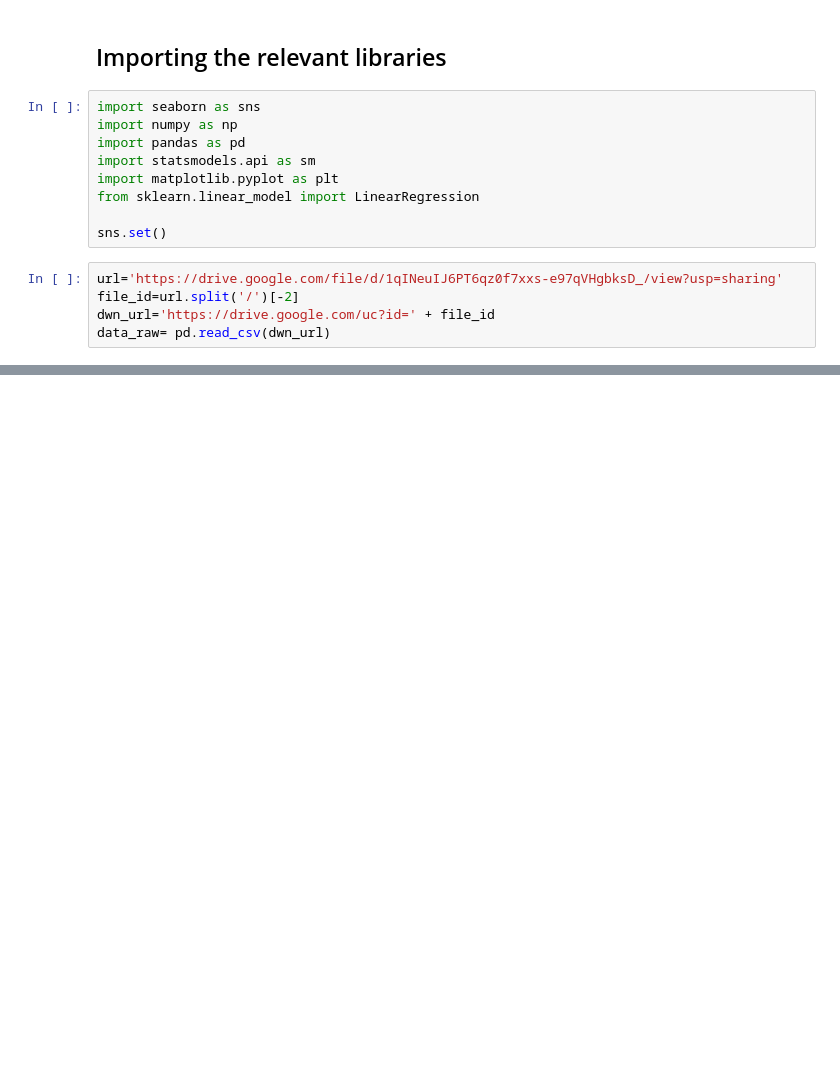
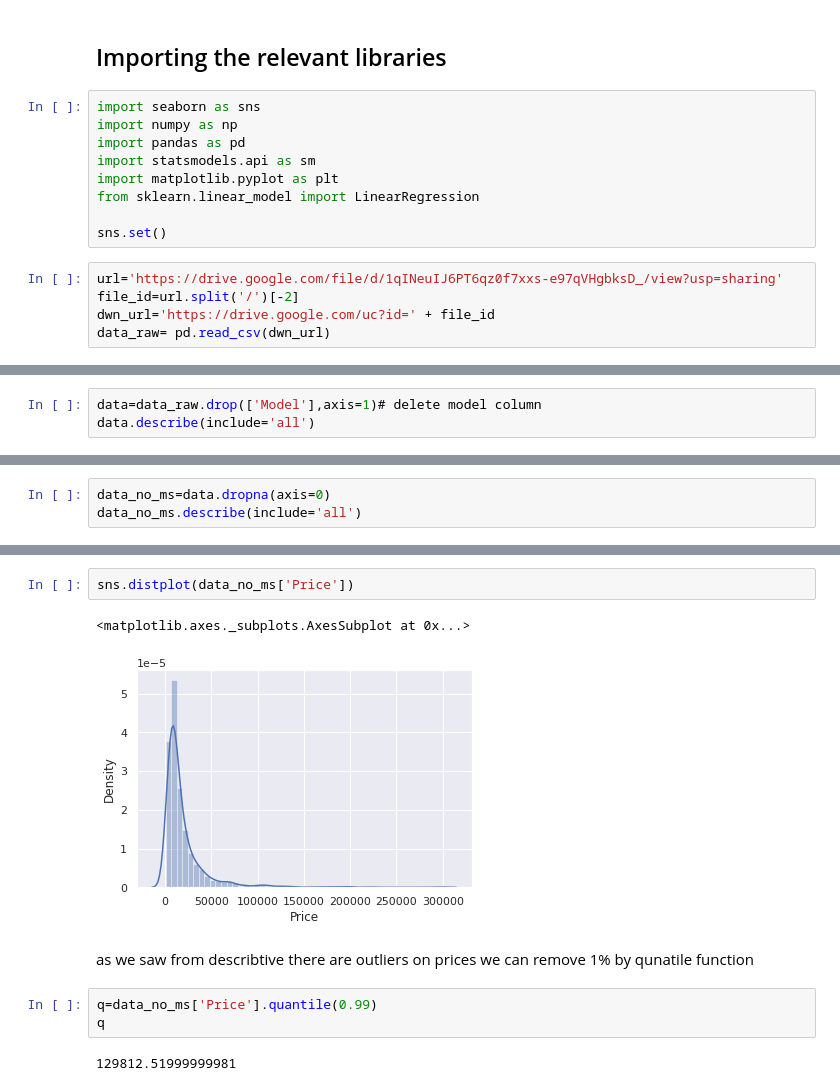
Before and after one commit to EngMdarwish/Data-Science--training, a Jupyter notebook: Cars_Part_1.ipynb, the cells around one changed output, grey strips where cells are left out. Cells and saved outputs as stored; diff of their text form; blank space fills up the shorter version.

```diff
--- a/Cars_Part_1.ipynb
+++ b/Cars_Part_1.ipynb
@@ -30,0 +36,3 @@ data_raw.describe()
+# %%
+data=data_raw.drop(['Model'],axis=1)# delete model column
+data.describe(include='all')
@@ -30,0 +84,3 @@ data_raw.describe()
+# %%
+data_no_ms=data.dropna(axis=0)
+data_no_ms.describe(include='all')
@@ -30,0 +100,13 @@ data_raw.describe()
+# %%
+sns.distplot(data_no_ms['Price'])
+# %% [output]
+<matplotlib.axes._subplots.AxesSubplot at 0x...>
+[figure, added]
+# %% [markdown]
+as we saw from describtive there are outliers on prices
+we can remove 1% by qunatile function
+# %%
+q=data_no_ms['Price'].quantile(0.99)
+q
+# %% [output]
+129812.51999999981
```
Also changed, not shown: parts of 11 cells of this notebook.
